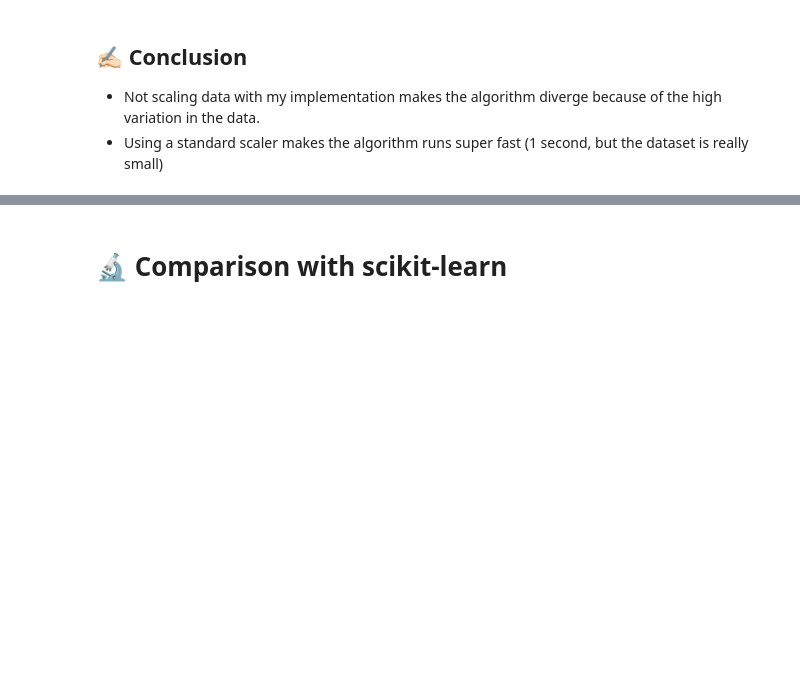
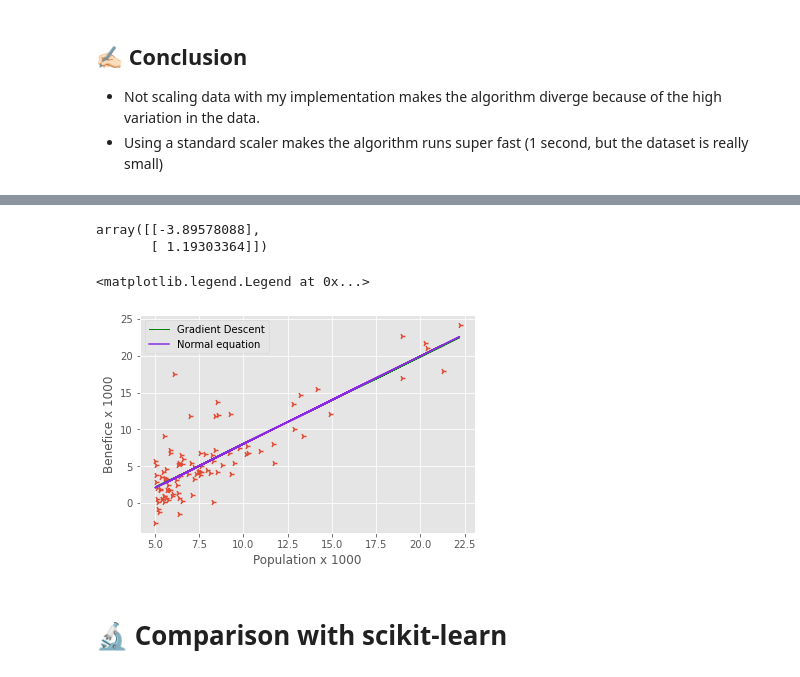
Before and after one commit to kawaremu/MLFromScratch, a Jupyter notebook: Regression and Gradient Descent.ipynb, the cells around one changed output, grey strips where cells are left out. Drawn from its saved outputs; the diff is of its cells as text; code cells hidden in the pictures; blank space fills up the shorter version.

Commit message:
Added normal equation & explanations on reshape

```diff
--- a/Regression and Gradient Descent.ipynb
+++ b/Regression and Gradient Descent.ipynb
@@ -1040,3 +1036,26 @@ array([ 78279.17881286, 110685.3516705 ,  -4103.16409863])
+# %%
+X = add_theta_0(X)
+# %%
+y = y.reshape(y.shape[0],1)
+# %%
+theta_normal = normal_equation_parameters(X,y)
+# %%
+theta_normal
+# %% [output]
+array([[-3.89578088],
+       [ 1.19303364]])
+# %%
+y_pred_normal = np.sum(np.matmul(X,theta_normal),axis=1)
+# %%
+plt.scatter(X[:,[1]], y,marker="4")
+plt.plot(X[:,[1]], y_pred, color='green', linewidth=1,label="Gradient Descent")
+plt.plot(X[:,[1]], y_pred_normal, color='blueviolet', linewidth=1.5,label="Normal equation")
+plt.xlabel('Population x 1000')
+plt.ylabel('Benefice x 1000')
+plt.legend()
+# %% [output]
+<matplotlib.legend.Legend at 0x...>
+[figure, added]
 # %% [markdown]
 # 🔬 Comparison with scikit-learn
 # %% [markdown]
```
Also changed, not shown: parts of 26 cells of this notebook, 1 other file.
